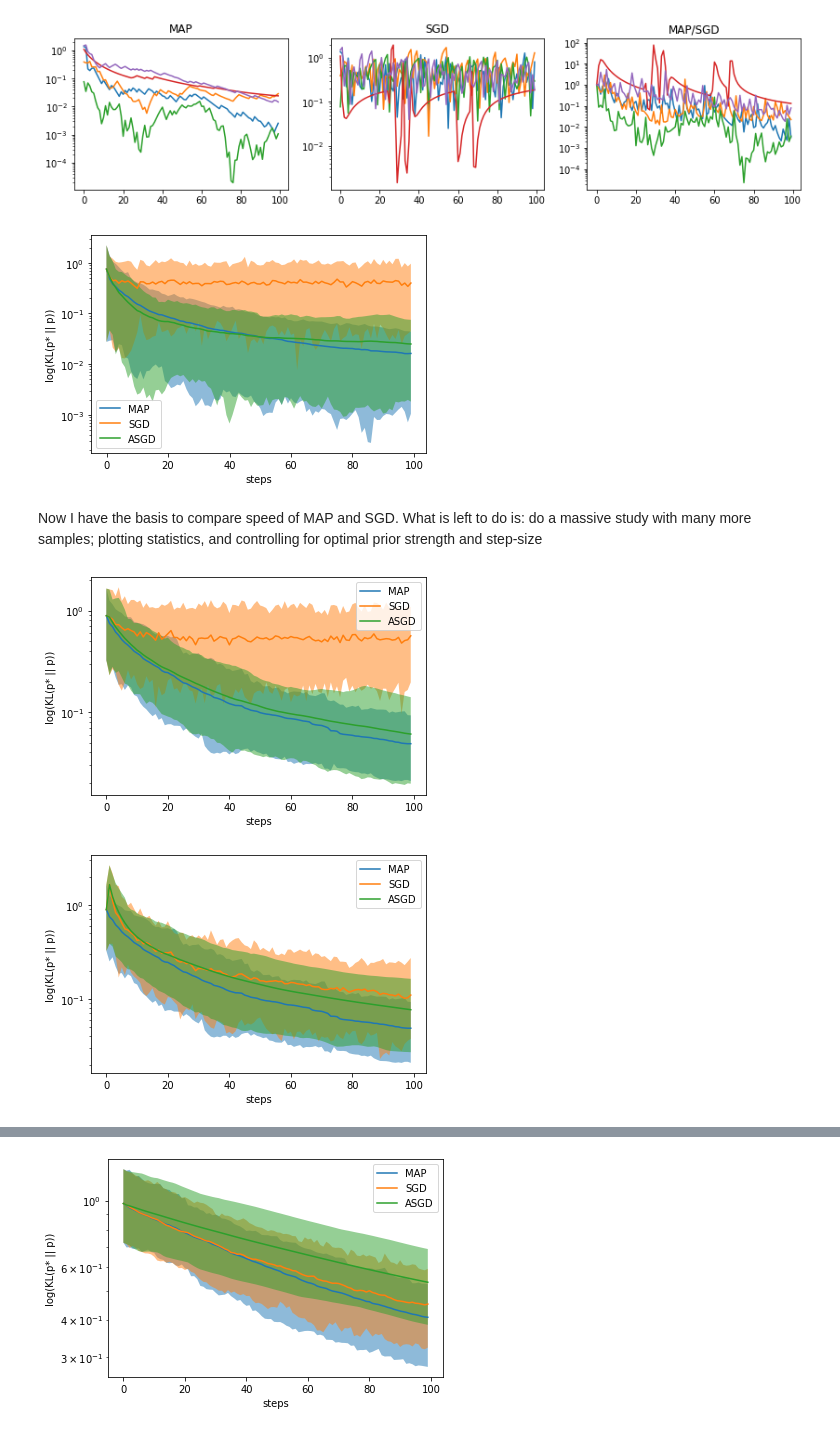
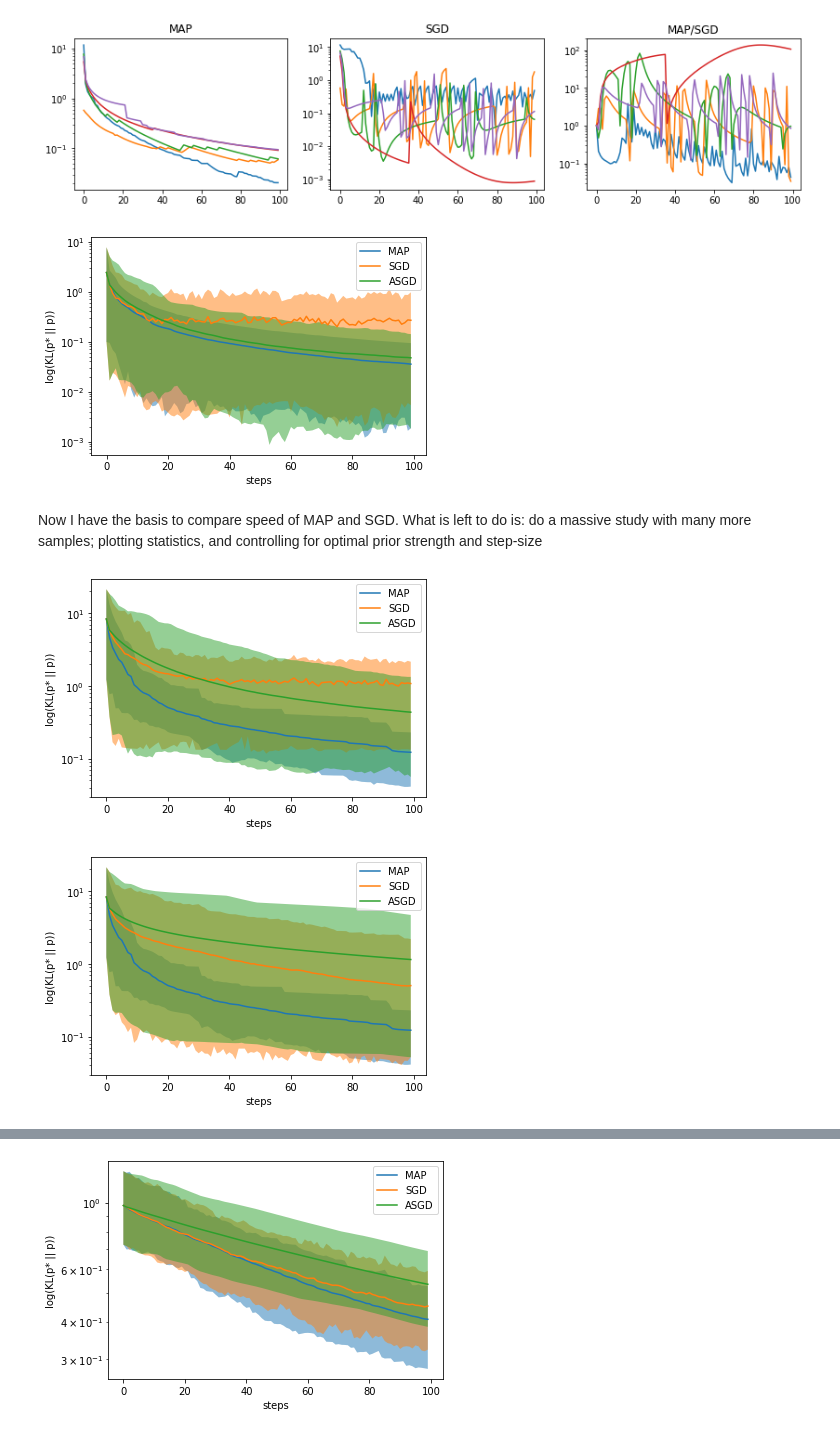
Before and after one commit to remilepriol/causal-adaptation-speed, a Jupyter notebook: 5_MAP_ASGD.ipynb, the cells around one changed output, grey strips where cells are left out. Cells and saved outputs as stored; diff of their text form; code cells hidden in the pictures.

```diff
--- a/5_MAP_ASGD.ipynb
+++ b/5_MAP_ASGD.ipynb
@@ -104,7 +104,7 @@ def compare_speed(k=3, m=100, n0=10, stepsize=1, schedule=0,
     torch.manual_seed(1)
 
     # transfer to next one
-    probs = np.random.dirichlet(np.ones(k), size=m+1)
+    probs = np.random.dirichlet(np.ones(k)/k, size=m+1)
     logits = proba2logit(probs)
     transfer = torch.distributions.categorical.Categorical(
         probs=torch.tensor(probs[1:]))
@@ -149,7 +149,7 @@ def plot_trajectories(trajs):
 
 plot_trajectories(trajs)
 # %% [output]
-[figure, old version]
+[figure, new version]
 # %%
 def plot_statistics(trajs):
     xx = trajs['steps']
@@ -170,19 +170,19 @@ def plot_statistics(trajs):
 
 plot_statistics(trajs)
 # %% [output]
-[figure, old version]
+[figure, new version]
 # %% [markdown]
 Now I have the basis to compare speed of MAP and SGD. What is left to do is: do a massive study with many more samples; plotting statistics, and controlling for optimal prior strength and step-size
 # %%
 # optimal MAP and ASGD for k=10
-plot_statistics(compare_speed(k=10, n0=10, stepsize=2))
+plot_statistics(compare_speed(k=10, n0=10, stepsize=4))
 # %% [output]
-[figure, old version]
+[figure, new version]
 # %%
 # optimal SGD with rate 1/sqrt(t)
 plot_statistics(compare_speed(k=10, n0=10, stepsize=4, schedule=.5))
 # %% [output]
-[figure, old version]
+[figure, new version]
 # %%
 # optimal SGD with rate 1/t
 plot_statistics(compare_speed(k=10, n0=10, stepsize=8, schedule=1))
```
Also changed, not shown: parts of 4 cells of this notebook, 1 other file.
